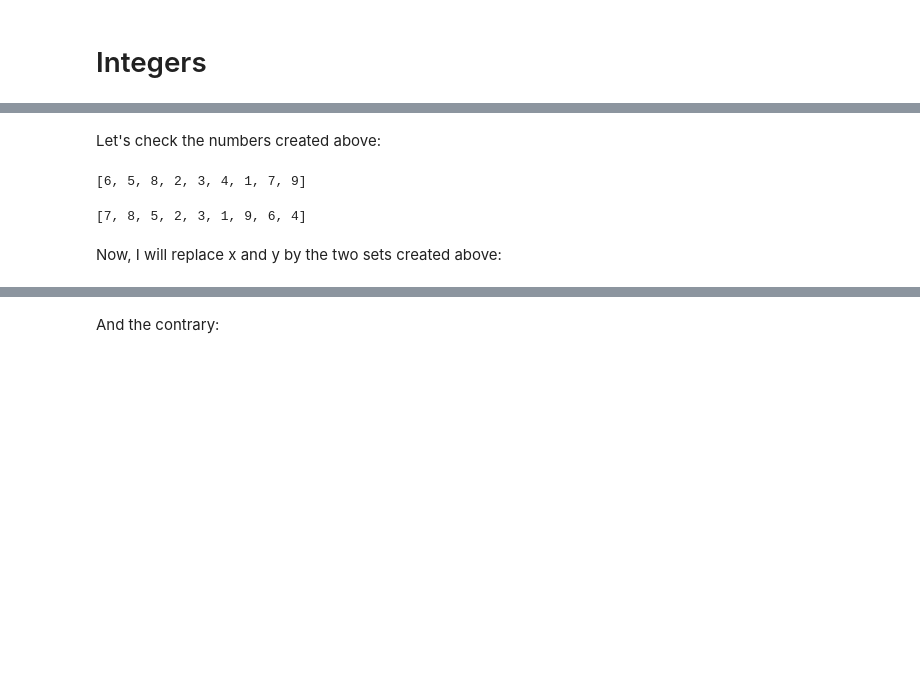
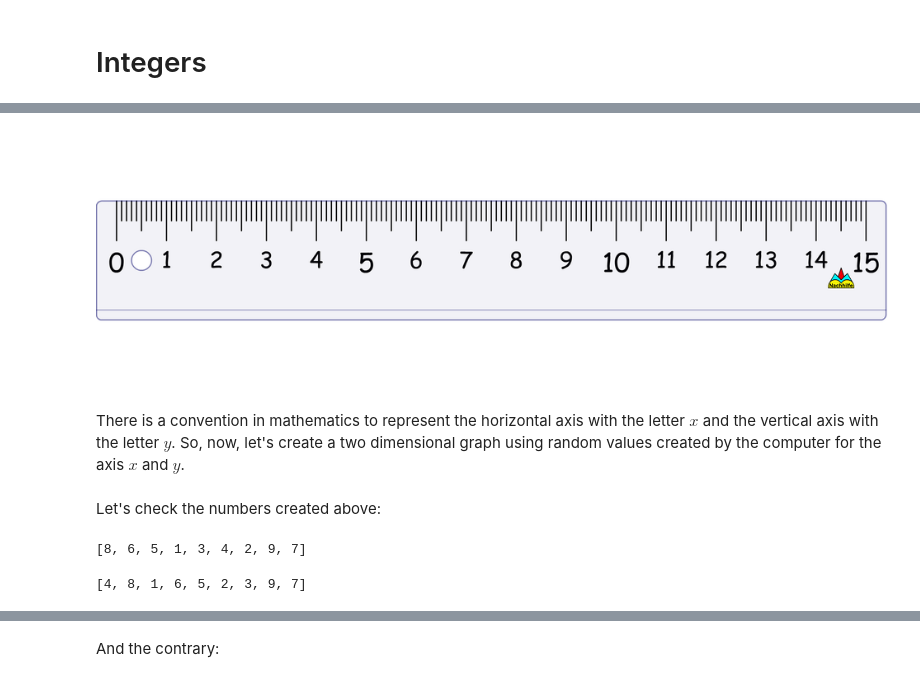
Before and after one commit to raquelsilva/programming_for_teens, a Jupyter notebook: Integers.ipynb, the cells around one changed output, grey strips where cells are left out. Cells and saved outputs as stored; diff of their text form; code cells hidden in the pictures; blank space fills up the shorter version.

```diff
--- a/Integers.ipynb
+++ b/Integers.ipynb
@@ -38,3 +5,10 @@ In this graph I fixed the Y axis in zero. But, it can also vary as in the x axis
+# %%
+from IPython.display import Image
+Image("images/ruler.jpg")
+# %% [output]
+[figure, added]
+# %% [markdown]
+There is a convention in mathematics to represent the horizontal axis with the letter $x$ and the vertical axis with the letter $y$. So, now, let's create a two dimensional graph using random values created by the computer for the axis $x$ and $y$.
 # %%
 import random
 
@@ -43,12 +17,10 @@ y_p = random.sample(range(1, 10), 9)
 # %% [markdown]
 Let's check the numbers created above:
 # %%
-print x_p
+print x
 # %% [output]
-[6, 5, 8, 2, 3, 4, 1, 7, 9]
+[8, 6, 5, 1, 3, 4, 2, 9, 7]
 # %%
-print y_p
+print y
 # %% [output]
-[7, 8, 5, 2, 3, 1, 9, 6, 4]
+[4, 8, 1, 6, 5, 2, 3, 9, 7]
-# %% [markdown]
-Now, I will replace x and y by the two sets created above:
```
Also changed, not shown: parts of 34 cells of this notebook.
